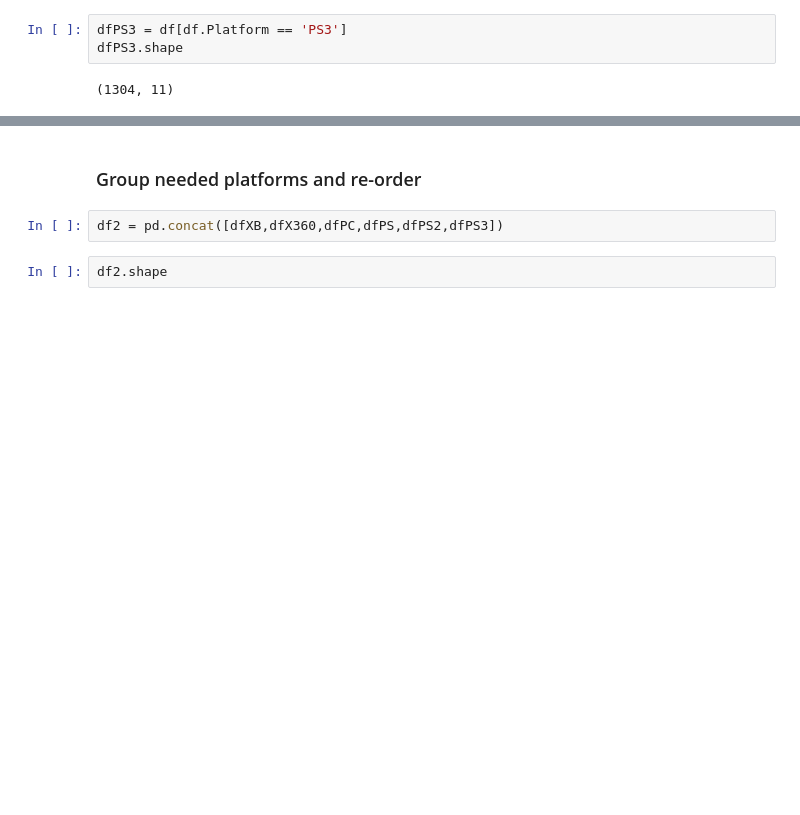
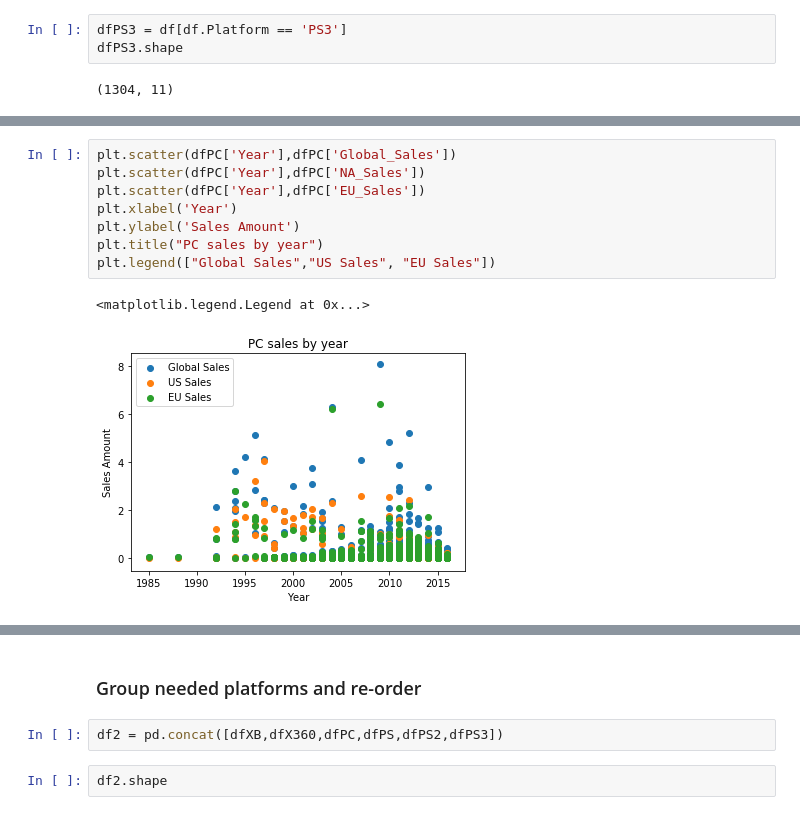
Before and after one commit to Keheira/ML-Project, a Jupyter notebook: Project.ipynb, the cells around one changed output, grey strips where cells are left out. Cells and saved outputs as stored; diff of their text form; blank space fills up the shorter version.

```diff
--- a/Project.ipynb
+++ b/Project.ipynb
@@ -157,0 +261,11 @@ dfPS3.head(6)
+# %%
+plt.scatter(dfPC['Year'],dfPC['Global_Sales'])
+plt.scatter(dfPC['Year'],dfPC['NA_Sales'])
+plt.scatter(dfPC['Year'],dfPC['EU_Sales'])
+plt.xlabel('Year')
+plt.ylabel('Sales Amount')
+plt.title("PC sales by year")
+plt.legend(["Global Sales","US Sales", "EU Sales"])
+# %% [output]
+<matplotlib.legend.Legend at 0x...>
+[figure, added]
```
Also changed, not shown: parts of 17 cells of this notebook.
